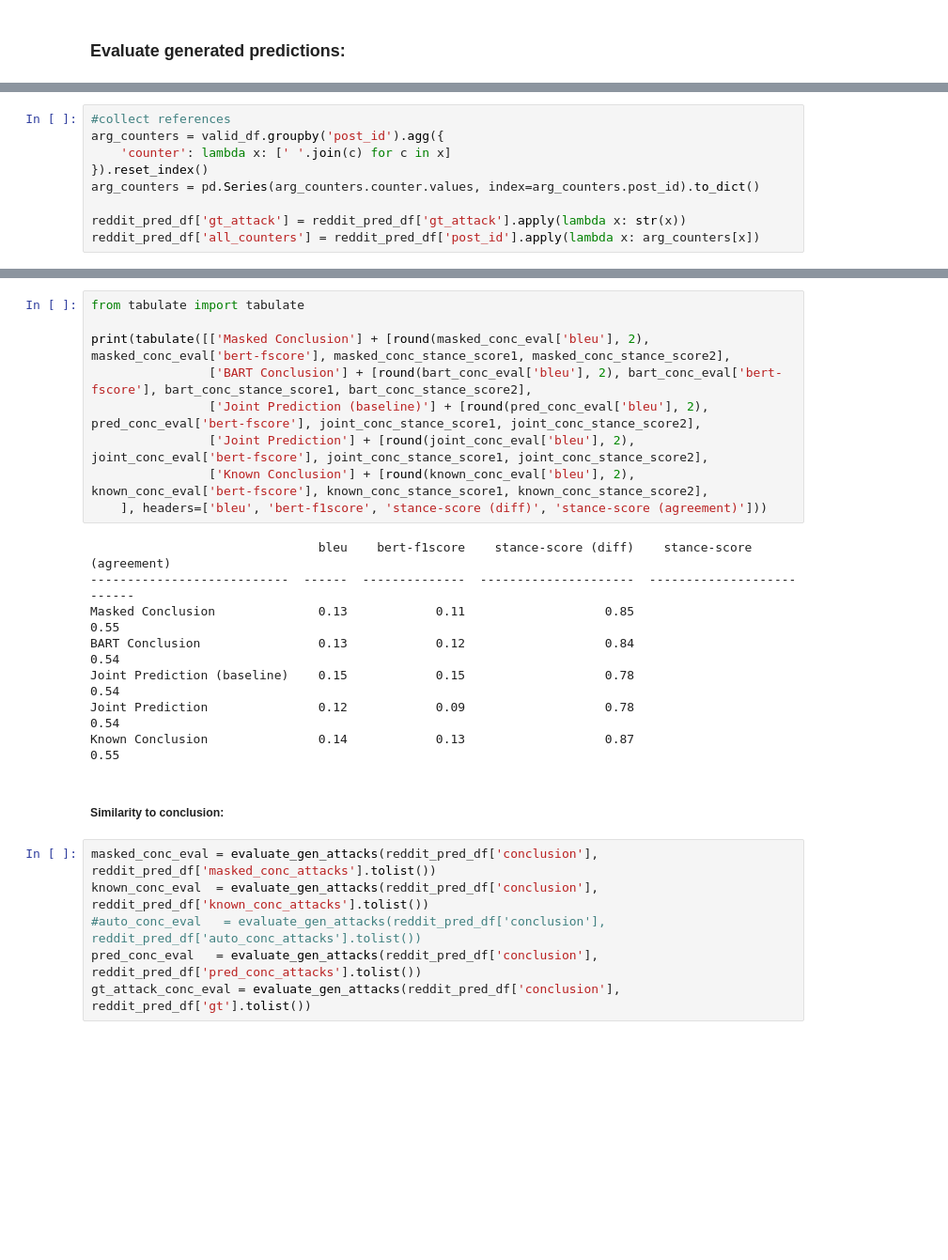
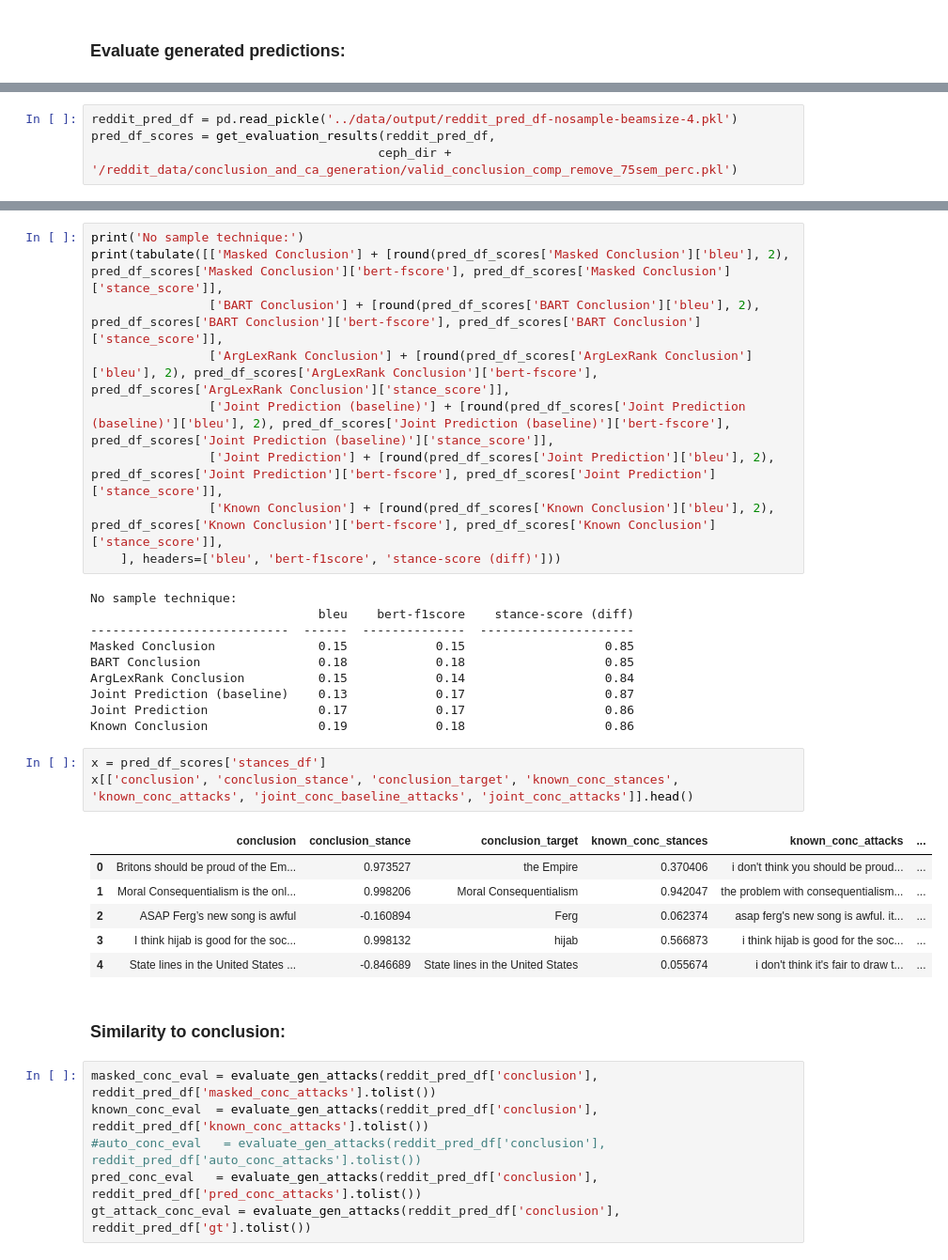
Before and after one commit to webis-de/eacl23-conclusion-based-counter-argument-generation, a Jupyter notebook: src-ipynb/evaluating-conclusion-and-ca-models.ipynb, the cells around one changed output, grey strips where cells are left out. Shown at 94% size. Saved outputs shown, nothing was run; the diff lists cells and outputs as text; blank space fills up the shorter version.

```diff
--- a/src-ipynb/evaluating-conclusion-and-ca-models.ipynb
+++ b/src-ipynb/evaluating-conclusion-and-ca-models.ipynb
@@ -226,9 +179,0 @@ reddit_pred_df[['argument', 'conclusion' , 'joint_conc_baseline', 'masked_conc_a
-# %%
-#collect references
-arg_counters = valid_df.groupby('post_id').agg({
-    'counter': lambda x: [' '.join(c) for c in x]
-}).reset_index()
-arg_counters = pd.Series(arg_counters.counter.values, index=arg_counters.post_id).to_dict()
-
-reddit_pred_df['gt_attack'] = reddit_pred_df['gt_attack'].apply(lambda x: str(x))
-reddit_pred_df['all_counters'] = reddit_pred_df['post_id'].apply(lambda x: arg_counters[x])
@@ -320,0 +288,4 @@ Known Conclusion               0.14            0.13                   0.87
+# %%
+reddit_pred_df = pd.read_pickle('../data/output/reddit_pred_df-nosample-beamsize-4.pkl')
+pred_df_scores = get_evaluation_results(reddit_pred_df,
+                                       ceph_dir + '/reddit_data/conclusion_and_ca_generation/valid_conclusion_comp_remove_75sem_perc.pkl')
@@ -321,22 +310,34 @@ Known Conclusion               0.14            0.13                   0.87
 # %%
-from tabulate import tabulate
-
-print(tabulate([['Masked Conclusion'] + [round(masked_conc_eval['bleu'], 2), masked_conc_eval['bert-fscore'], masked_conc_stance_score1, masked_conc_stance_score2],
-                ['BART Conclusion'] + [round(bart_conc_eval['bleu'], 2), bart_conc_eval['bert-fscore'], bart_conc_stance_score1, bart_conc_stance_score2],
-                ['Joint Prediction (baseline)'] + [round(pred_conc_eval['bleu'], 2), pred_conc_eval['bert-fscore'], joint_conc_stance_score1, joint_conc_stance_score2],
-                ['Joint Prediction'] + [round(joint_conc_eval['bleu'], 2), joint_conc_eval['bert-fscore'], joint_conc_stance_score1, joint_conc_stance_score2],
-                ['Known Conclusion'] + [round(known_conc_eval['bleu'], 2), known_conc_eval['bert-fscore'], known_conc_stance_score1, known_conc_stance_score2],
-    ], headers=['bleu', 'bert-f1score', 'stance-score (diff)', 'stance-score (agreement)']))
+print('No sample technique:')
+print(tabulate([['Masked Conclusion'] + [round(pred_df_scores['Masked Conclusion']['bleu'], 2), pred_df_scores['Masked Conclusion']['bert-fscore'], pred_df_scores['Masked Conclusion']['stance_score']],
+                ['BART Conclusion'] + [round(pred_df_scores['BART Conclusion']['bleu'], 2), pred_df_scores['BART Conclusion']['bert-fscore'], pred_df_scores['BART Conclusion']['stance_score']],
+                ['ArgLexRank Conclusion'] + [round(pred_df_scores['ArgLexRank Conclusion']['bleu'], 2), pred_df_scores['ArgLexRank Conclusion']['bert-fscore'], pred_df_scores['ArgLexRank Conclusion']['stance_score']],
+                ['Joint Prediction (baseline)'] + [round(pred_df_scores['Joint Prediction (baseline)']['bleu'], 2), pred_df_scores['Joint Prediction (baseline)']['bert-fscore'], pred_df_scores['Joint Prediction (baseline)']['stance_score']],
+                ['Joint Prediction'] + [round(pred_df_scores['Joint Prediction']['bleu'], 2), pred_df_scores['Joint Prediction']['bert-fscore'], pred_df_scores['Joint Prediction']['stance_score']],
+                ['Known Conclusion'] + [round(pred_df_scores['Known Conclusion']['bleu'], 2), pred_df_scores['Known Conclusion']['bert-fscore'], pred_df_scores['Known Conclusion']['stance_score']],
+    ], headers=['bleu', 'bert-f1score', 'stance-score (diff)']))
 # %% [output]
-                               bleu    bert-f1score    stance-score (diff)    stance-score (agreement)
----------------------------  ------  --------------  ---------------------  --------------------------
-Masked Conclusion              0.13            0.11                   0.85                        0.55
-BART Conclusion                0.13            0.12                   0.84                        0.54
-Joint Prediction (baseline)    0.15            0.15                   0.78                        0.54
-Joint Prediction               0.12            0.09                   0.78                        0.54
-Known Conclusion               0.14            0.13                   0.87                        0.55
+No sample technique:
+                               bleu    bert-f1score    stance-score (diff)
+---------------------------  ------  --------------  ---------------------
+Masked Conclusion              0.15            0.15                   0.85
+BART Conclusion                0.18            0.18                   0.85
+ArgLexRank Conclusion          0.15            0.14                   0.84
+Joint Prediction (baseline)    0.13            0.17                   0.87
+Joint Prediction               0.17            0.17                   0.86
+Known Conclusion               0.19            0.18                   0.86
+# %%
+x = pred_df_scores['stances_df']
+x[['conclusion', 'conclusion_stance', 'conclusion_target', 'known_conc_stances', 'known_conc_attacks', 'joint_conc_baseline_attacks', 'joint_conc_attacks']].head()
+# %% [output]
+|  | conclusion | conclusion_stance | conclusion_target | known_conc_stances | known_conc_attacks | ... |
+| 0 | Britons should be proud of the Em... | 0.973527 | the Empire | 0.370406 | i don't think you should be proud... | ... |
+| 1 | Moral Consequentialism is the onl... | 0.998206 | Moral Consequentialism | 0.942047 | the problem with consequentialism... | ... |
+| 2 | ASAP Ferg’s new song is awful | -0.160894 | Ferg | 0.062374 | asap ferg's new song is awful. it... | ... |
+| 3 | I think hijab is good for the soc... | 0.998132 | hijab | 0.566873 | i think hijab is good for the soc... | ... |
+| 4 | State lines in the United States ... | -0.846689 | State lines in the United States | 0.055674 | i don't think it's fair to draw t... | ... |
 # %% [markdown]
-##### Similarity to conclusion:
+### Similarity to conclusion:
 # %%
 masked_conc_eval = evaluate_gen_attacks(reddit_pred_df['conclusion'], reddit_pred_df['masked_conc_attacks'].tolist())
 known_conc_eval  = evaluate_gen_attacks(reddit_pred_df['conclusion'], reddit_pred_df['known_conc_attacks'].tolist())
```
Also changed, not shown: parts of 28 cells of this notebook, 8 other files.
